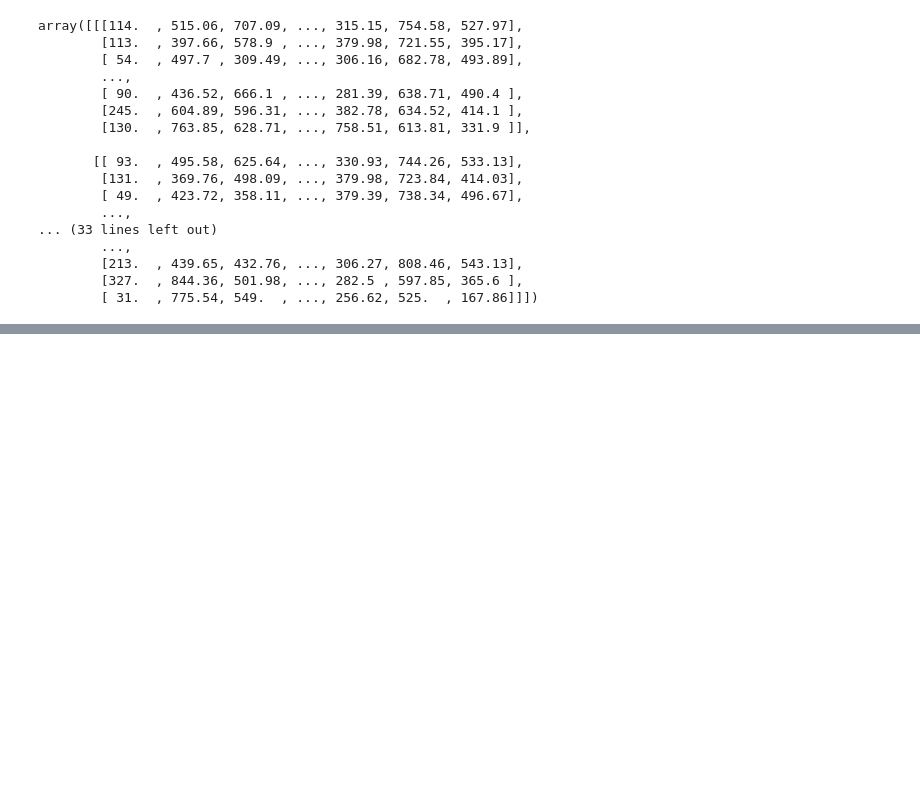
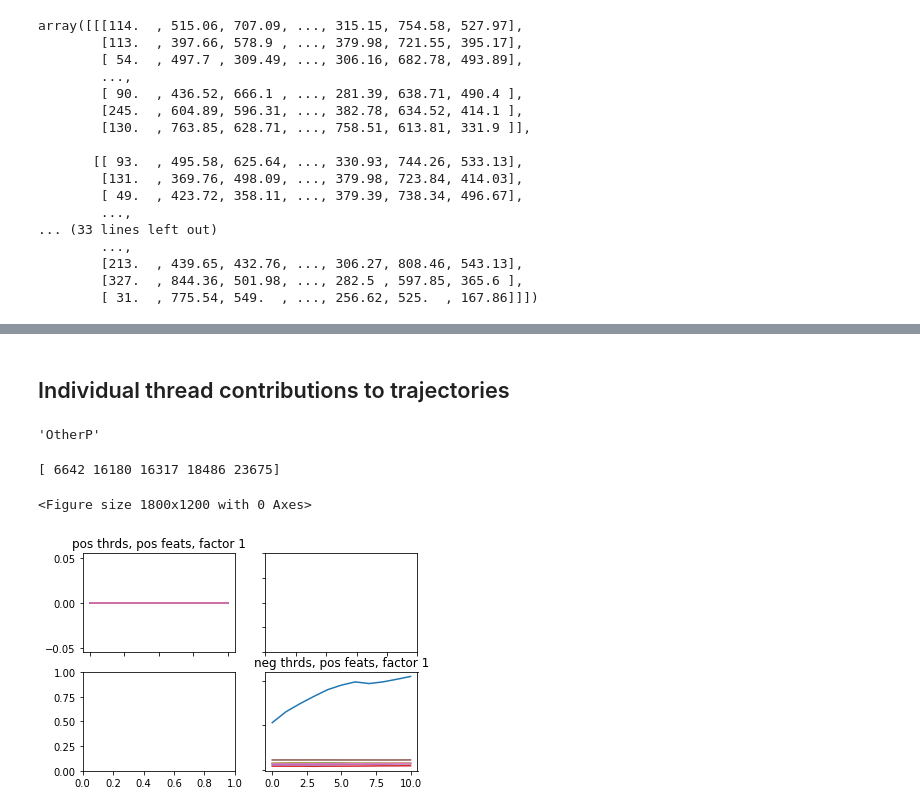
Before and after one commit to rgangela99/Cornell-Conversational-Analysis-Toolkit, a Jupyter notebook: convokit/tensors/tensor_logic_verification-liwc.ipynb, the cells around one changed output, grey strips where cells are left out. Cells and saved outputs as stored; diff of their text form; code cells hidden in the pictures; blank space fills up the shorter version.

```diff
--- a/convokit/tensors/tensor_logic_verification-liwc.ipynb
+++ b/convokit/tensors/tensor_logic_verification-liwc.ipynb
@@ -198,0 +255,46 @@ for i in range(max_rank):
+# %% [markdown]
+## Individual thread contributions to trajectories
+# %%
+liwc_features[-1]
+# %% [output]
+'OtherP'
+# %%
+def plot_trend_specific(factor_idx):
+    plt.figure(dpi=200, figsize=(9, 6))
+    pos_threads = idx_to_distinctive_threads[factor_idx]['pos_threads']
+    neg_threads = idx_to_distinctive_threads[factor_idx]['neg_threads']
+    print(neg_threads)
+
+    pos_feats = idx_to_distinctive_features[factor_idx]['pos_features']
+    neg_feats = idx_to_distinctive_features[factor_idx]['neg_features']
+
+    pos_pos = tensor[:, pos_threads][:, :, pos_feats].sum(axis=1)
+    pos_neg = tensor[:, pos_threads][:, :, neg_feats].sum(axis=1)
+    neg_neg = tensor[:, neg_threads][:, :, neg_feats].sum(axis=1)
+    neg_pos = tensor[:, neg_threads][:, :, pos_feats].sum(axis=1)
+
+    fig, axs = plt.subplots(2, 2)
+
+    sign_to_tensor_subset = {
+        ('pos', 'pos'): pos_pos,
+        ('pos', 'neg'): pos_neg,
+        ('neg', 'neg'): neg_neg,
+        ('neg', 'pos'): neg_pos
+    }
+
+    for idx, ((sign1, sign2), tensor_) in enumerate(sign_to_tensor_subset.items()):
+        try:
+            axs[idx//2][idx % 2].plot(tensor_)
+            axs[idx//2][idx % 2].set_title("{} thrds, {} feats, factor {}".format(sign1, sign2, factor_idx+1))
+        except ZeroDivisionError:
+            pass
+
+    for ax in axs.flat:
+        ax.label_outer()
+    plt.show()
+# %%
+plot_trend_specific(0) # anomaly_threshold = 9
+# %% [output]
+[ 6642 16180 16317 18486 23675]
+<Figure size 1800x1200 with 0 Axes>
+[figure, added]
```
Also changed, not shown: parts of 14 cells of this notebook, 7 other files.
